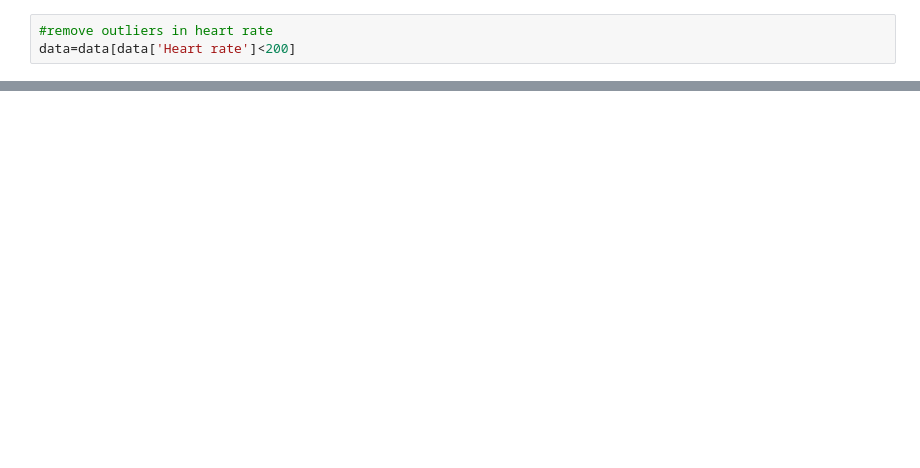
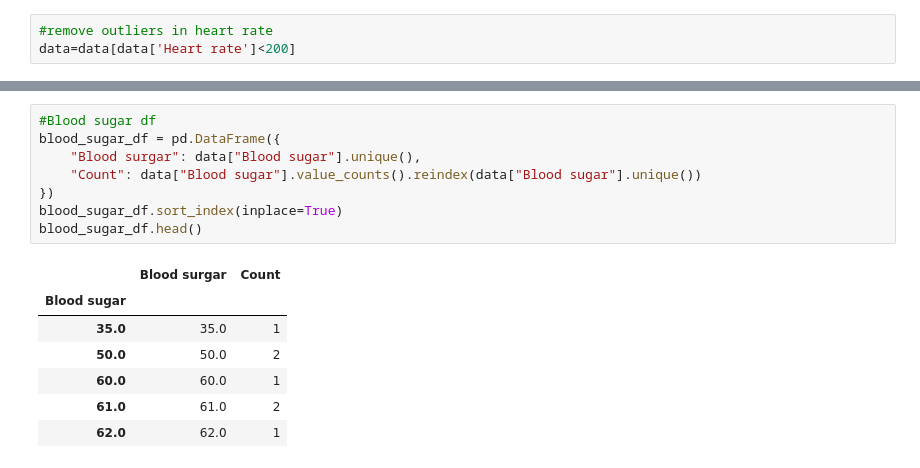
Before and after one commit to chiaki-tachikawa/ML-projects, a Jupyter notebook: HeartAttack.ipynb, the cells around one changed output, grey strips where cells are left out. Drawn from its saved outputs; the diff is of its cells as text; blank space fills up the shorter version.

```diff
--- a/HeartAttack.ipynb
+++ b/HeartAttack.ipynb
@@ -93,3 +123,19 @@ Name: count, Length: 78, dtype: int64
+# %%
+#Blood sugar df
+blood_sugar_df = pd.DataFrame({
+    "Blood surgar": data["Blood sugar"].unique(),
+    "Count": data["Blood sugar"].value_counts().reindex(data["Blood sugar"].unique())
+})
+blood_sugar_df.sort_index(inplace=True)
+blood_sugar_df.head()
+# %% [output]
+|  | Blood surgar | Count |
+| Blood sugar |  |  |
+| 35.0 | 35.0 | 1 |
+| 50.0 | 50.0 | 2 |
+| 60.0 | 60.0 | 1 |
+| 61.0 | 61.0 | 2 |
+| 62.0 | 62.0 | 1 |
 # %%
 #visualise Age
 plt.figure(figsize=(10,5))
```
Also changed, not shown: parts of 6 cells of this notebook.
